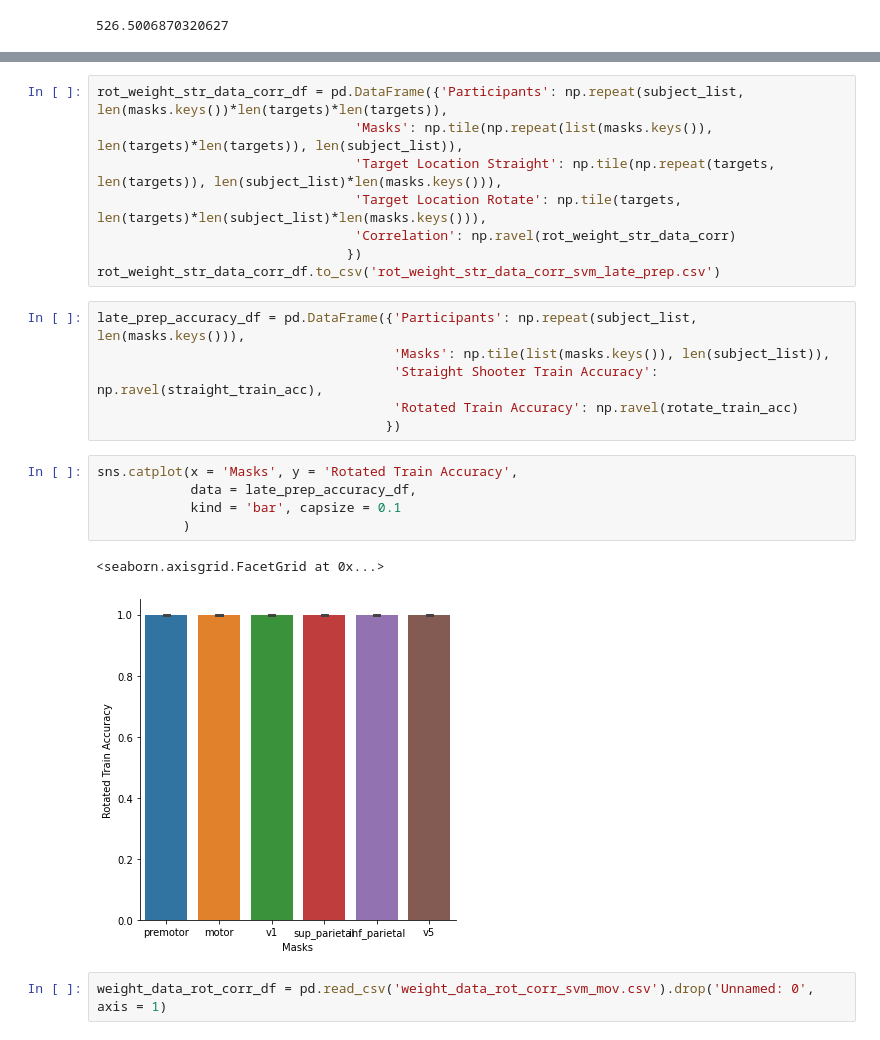
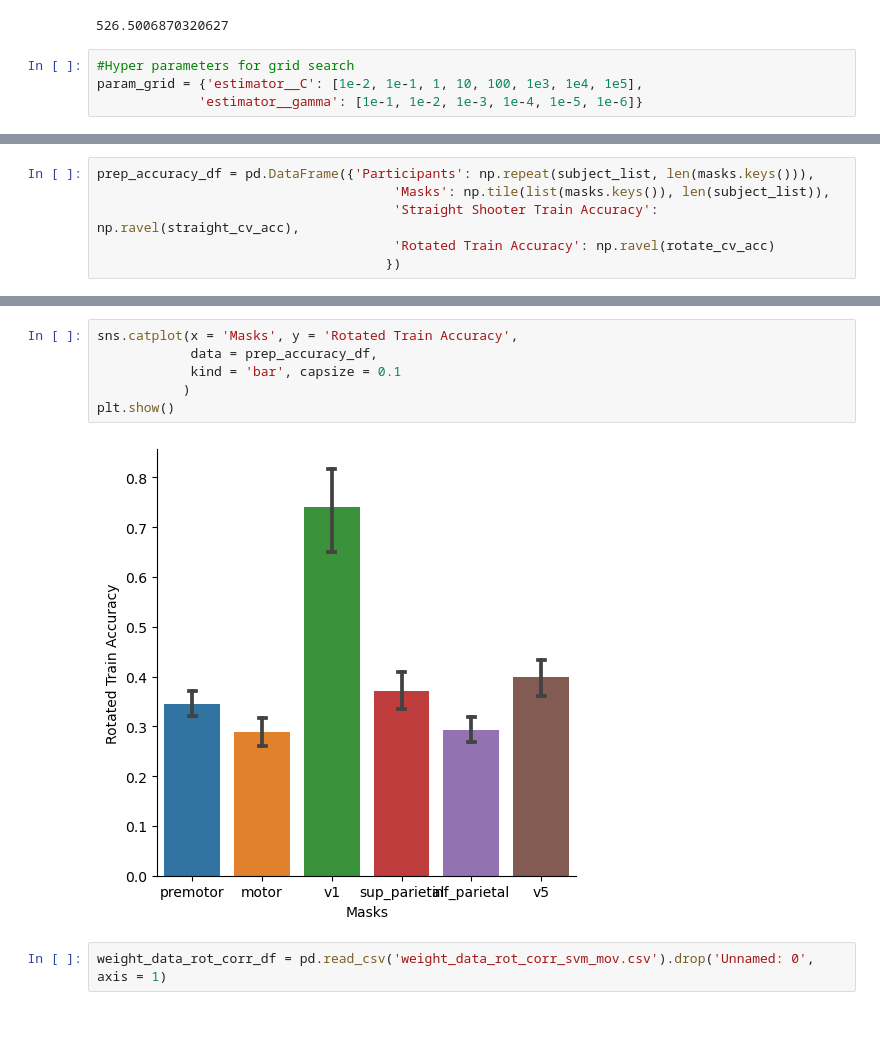
Before and after one commit to tejas-savalia/fmri_project, a Jupyter notebook: mvpa_classification.ipynb, the cells around one changed output, grey strips where cells are left out. Drawn from its saved outputs; the diff is of its cells as text.

Commit message:
SVM Weight correlations with CV, hyperparameter tuning, using mean cv weights and best estimator weights

```diff
--- a/mvpa_classification.ipynb
+++ b/mvpa_classification.ipynb
@@ -235,3 +236,7 @@ array([[[[[4.88835518e+02, 1.65959504e+01, 6.14946837e+00,
 np.ravel(kl_divergence)[4]
 # %% [output]
 526.5006870320627
+# %%
+#Hyper parameters for grid search
+param_grid = {'estimator__C': [1e-2, 1e-1, 1, 10, 100, 1e3, 1e4, 1e5],
+             'estimator__gamma': [1e-1, 1e-2, 1e-3, 1e-4, 1e-5, 1e-6]}
@@ -238 +379,7 @@ np.ravel(kl_divergence)[4]
+# %%
+prep_accuracy_df = pd.DataFrame({'Participants': np.repeat(subject_list, len(masks.keys())),
+                                      'Masks': np.tile(list(masks.keys()), len(subject_list)),
+                                      'Straight Shooter Train Accuracy': np.ravel(straight_cv_acc),
+                                      'Rotated Train Accuracy': np.ravel(rotate_cv_acc)
+                                     })
 # %%
@@ -342,25 +387,11 @@ for s, subject in enumerate(subject_list):
-# %%
-rot_weight_str_data_corr_df = pd.DataFrame({'Participants': np.repeat(subject_list, len(masks.keys())*len(targets)*len(targets)),
-                                 'Masks': np.tile(np.repeat(list(masks.keys()), len(targets)*len(targets)), len(subject_list)),
-                                 'Target Location Straight': np.tile(np.repeat(targets, len(targets)), len(subject_list)*len(masks.keys())),
-                                 'Target Location Rotate': np.tile(targets, len(targets)*len(subject_list)*len(masks.keys())),
-                                 'Correlation': np.ravel(rot_weight_str_data_corr)
-                                })
-rot_weight_str_data_corr_df.to_csv('rot_weight_str_data_corr_svm_late_prep.csv')
-# %%
-late_prep_accuracy_df = pd.DataFrame({'Participants': np.repeat(subject_list, len(masks.keys())),
-                                      'Masks': np.tile(list(masks.keys()), len(subject_list)),
-                                      'Straight Shooter Train Accuracy': np.ravel(straight_train_acc),
-                                      'Rotated Train Accuracy': np.ravel(rotate_train_acc)
-                                     })
 # %%
 sns.catplot(x = 'Masks', y = 'Rotated Train Accuracy',
-            data = late_prep_accuracy_df,
+            data = prep_accuracy_df,
             kind = 'bar', capsize = 0.1
            )
+plt.show()
 # %% [output]
-<seaborn.axisgrid.FacetGrid at 0x...>
-[figure, old version]
+[figure, new version]
 # %%
 weight_data_rot_corr_df = pd.read_csv('weight_data_rot_corr_svm_mov.csv').drop('Unnamed: 0', axis = 1)
 # %%
```
Also changed, not shown: parts of 6 cells of this notebook, 36 other files.
